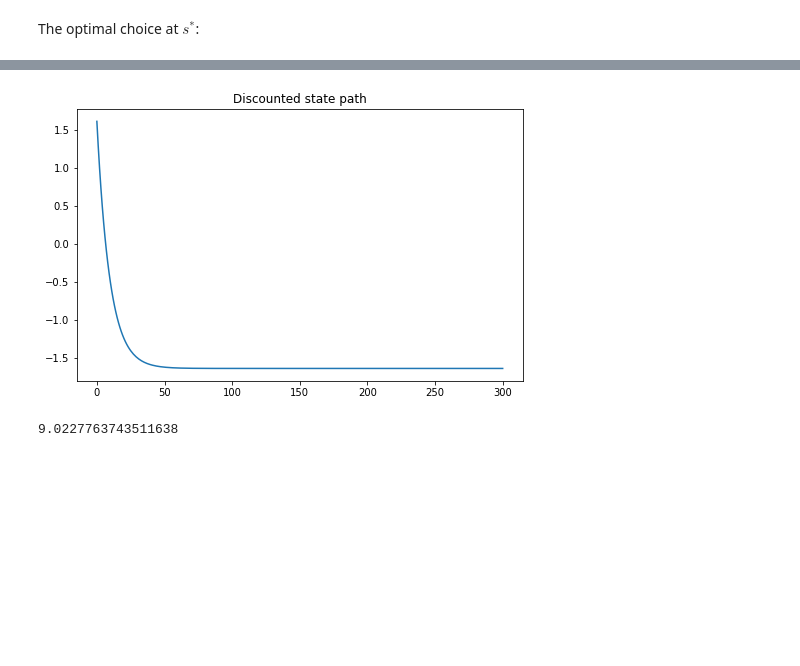
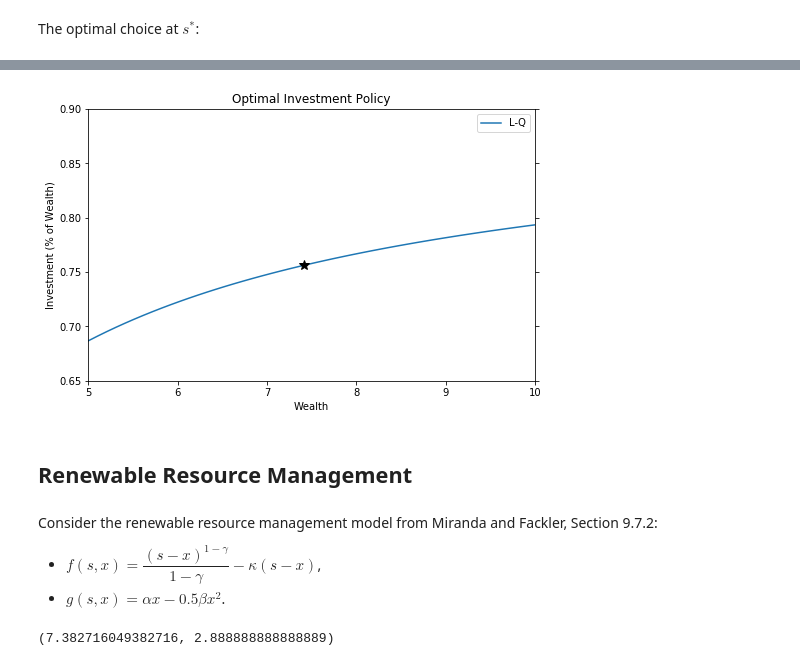
Before and after one commit to OyamaZemi/MirandaFackler.notebooks, a Jupyter notebook: lqapprox/lqapprox_py.ipynb, the cells around one changed output, grey strips where cells are left out. Cells and saved outputs as stored; diff of their text form; code cells hidden in the pictures; blank space fills up the shorter version.

```diff
--- a/lqapprox/lqapprox_py.ipynb
+++ b/lqapprox/lqapprox_py.ipynb
@@ -176,18 +168,20 @@ We consider the following simple optimal growth model:
 # %%
-alpha = 0.5
+alpha = 0.2
+beta = 0.5
+gamma = 0.9
 discount = 0.9
 # %% [markdown]
 Function definitions:
 # %%
-f = lambda s, x: np.log(s - x)
-f_s = lambda s, x: (s - x)**(-1)
+f = lambda s, x: (s - x)**(1 - alpha) / (1 - alpha)
+f_s = lambda s, x: (s - x)**(-alpha)
 f_x = lambda s, x: -f_s(s, x)
-f_ss = lambda s, x: -(s - x)**(-2)
+f_ss = lambda s, x: -alpha * (s - x)**(-alpha - 1)
 f_sx = lambda s, x: -f_ss(s, x)
 f_xx = lambda s, x: f_ss(s, x)
 
-g = lambda s, x: x**alpha
+g = lambda s, x: gamma * x + x**beta
 g_s = lambda s, x: 0
-g_x = lambda s, x: alpha * x**(alpha - 1)
+g_x = lambda s, x: gamma + beta * x**(beta - 1)
 # %% [markdown]
 Steady state:
@@ -199,0 +188,4 @@ s_star, x_star
+# %%
+x_star = ((discount * beta) / (1 - discount * gamma))**(1 / (1 - beta))
+s_star = gamma * x_star + x_star**beta
+s_star, x_star
@@ -273,7 +241,7 @@ V(s_star)
 # %% [markdown]
 The optimal policy function:
 # %%
-X = lambda s: -F @ np.array([1, s])
+X = lambda s: -(F @ np.array([1, s]))[0]
 # %% [markdown]
 The optimal choice at $s^*$:
 # %%
@@ -301,11 +255,27 @@ plt.show()
-# %%
-fig, ax = plt.subplots(figsize=(8,5))
-ax.plot(s_path[1, :] * np.array([lq.beta**(t-1) for t in range(ts_length+1)]))
-ax.set_title('Discounted state path')
-plt.show()
-# %% [output]
-[figure, removed]
-# %%
-evaluate_path(lq, s_path, x_path)
-# %% [output]
-9.0227763743511638
+# %%
+X = np.vectorize(X)
+s_min, s_max = 5, 10
+ss = np.linspace(s_min, s_max, 50)
+title = "Optimal Investment Policy"
+xlabel = "Wealth"
+ylabel = "Investment (% of Wealth)"
+fig, ax = plt.subplots(figsize=(8,5))
+ax.plot(ss, X(ss)/ss, label='L-Q')
+ax.plot(s_star, x_star/s_star, '*', color='k', markersize=10)
+ax.set_xlim(s_min, s_max)
+ax.set_ylim(0.65, 0.9)
+ax.set_title(title)
+ax.set_xlabel(xlabel)
+ax.set_ylabel(ylabel)
+ax.tick_params(right='on')
+ax.legend()
+plt.show()
+# %% [output]
+[figure, added]
+# %% [markdown]
+## Renewable Resource Management
+# %% [markdown]
+Consider the renewable resource management model from Miranda and Fackler, Section 9.7.2:
+
+* $f(s, x) = \dfrac{(s - x)^{1-\gamma}}{1-\gamma} - \kappa (s - x)$,
+* $g(s, x) = \alpha x - 0.5 \beta x^2$.
@@ -311,0 +299,6 @@ evaluate_path(lq, s_path, x_path)
+# %%
+x_star = (discount * alpha - 1) / (discount * beta)
+s_star = (alpha**2 - 1/discount**2) / (2 * beta)
+s_star, x_star
+# %% [output]
+(7.382716049382716, 2.888888888888889)
```
Also changed, not shown: parts of 53 cells of this notebook.
